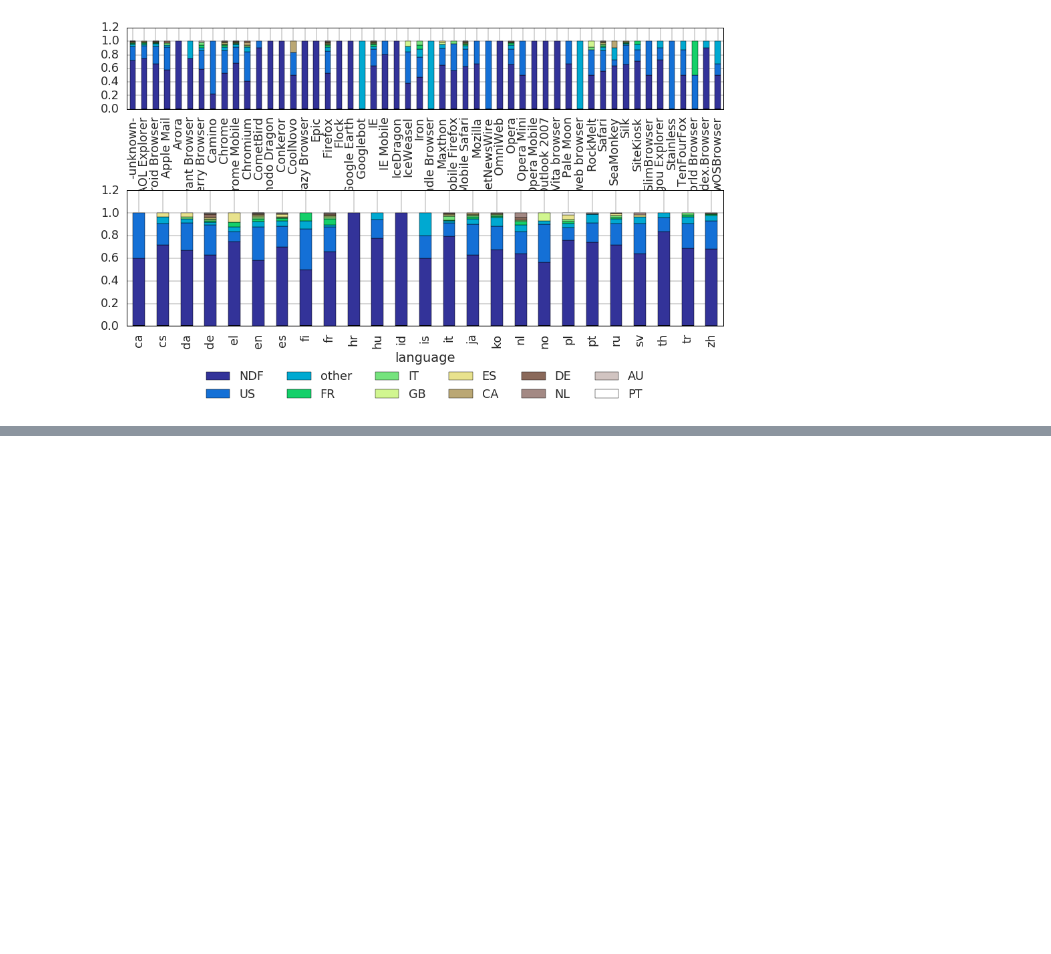
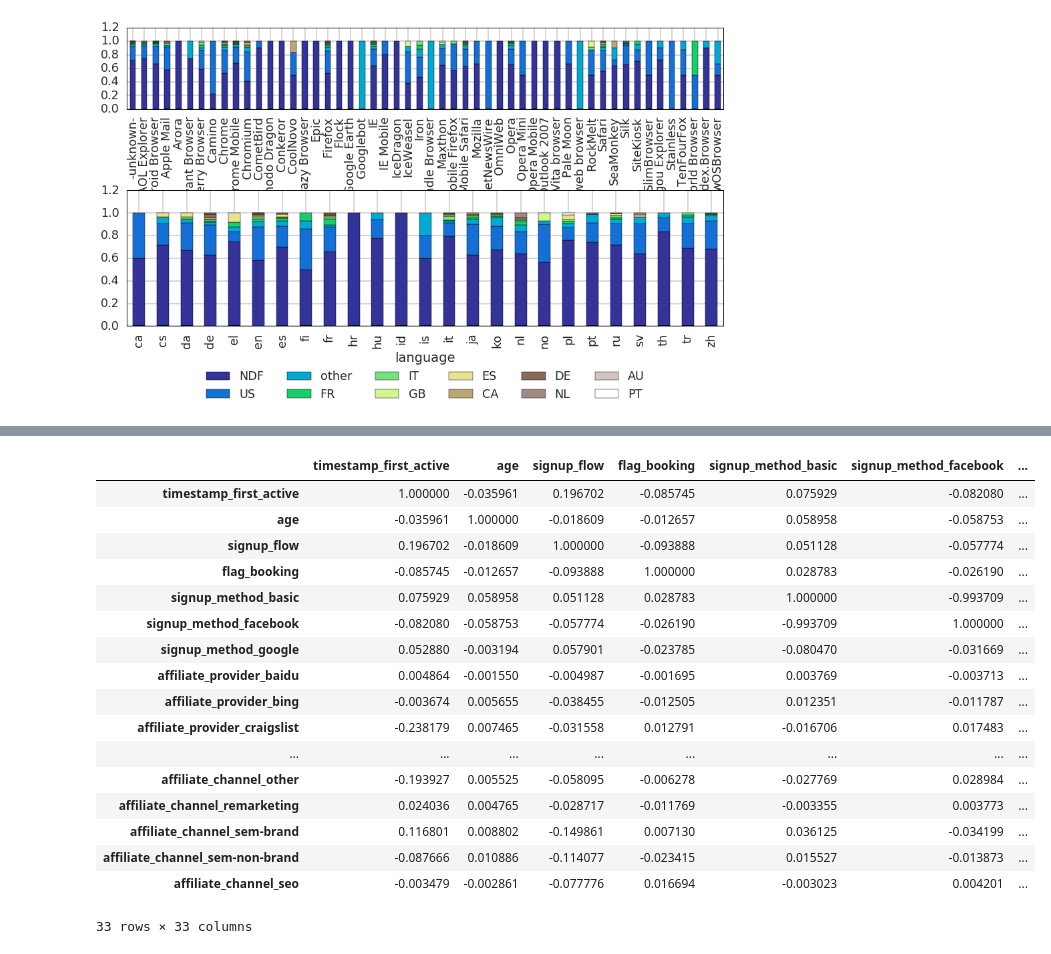
Before and after one commit to CarlosDutra/PythonBootcamp, a Jupyter notebook: Python Bootcamp - Part 4 - Análise Exploratória de Dados.ipynb, the cells around one changed output, grey strips where cells are left out. Drawn from its saved outputs; the diff is of its cells as text; code cells hidden in the pictures; blank space fills up the shorter version.

```diff
--- a/Python Bootcamp - Part 4 - Análise Exploratória de Dados.ipynb
+++ b/Python Bootcamp - Part 4 - Análise Exploratória de Dados.ipynb
@@ -294,0 +337,25 @@ ax5[1].legend(loc='upper center', bbox_to_anchor=(0.5, -0.25), ncol=6)
+# %%
+f_cat = ['signup_method', 'affiliate_provider', 'affiliate_channel']
+# %%
+users_ohe = pd.get_dummies(users, columns= f_cat)
+# %%
+users_ohe.corr()
+# %% [output]
+|  | timestamp_first_active | age | signup_flow | flag_booking | signup_method_basic | signup_method_facebook | ... |
+| timestamp_first_active | 1.000000 | -0.035961 | 0.196702 | -0.085745 | 0.075929 | -0.082080 | ... |
+| age | -0.035961 | 1.000000 | -0.018609 | -0.012657 | 0.058958 | -0.058753 | ... |
+| signup_flow | 0.196702 | -0.018609 | 1.000000 | -0.093888 | 0.051128 | -0.057774 | ... |
+| flag_booking | -0.085745 | -0.012657 | -0.093888 | 1.000000 | 0.028783 | -0.026190 | ... |
+| signup_method_basic | 0.075929 | 0.058958 | 0.051128 | 0.028783 | 1.000000 | -0.993709 | ... |
+| signup_method_facebook | -0.082080 | -0.058753 | -0.057774 | -0.026190 | -0.993709 | 1.000000 | ... |
+| signup_method_google | 0.052880 | -0.003194 | 0.057901 | -0.023785 | -0.080470 | -0.031669 | ... |
+| affiliate_provider_baidu | 0.004864 | -0.001550 | -0.004987 | -0.001695 | 0.003769 | -0.003713 | ... |
+| affiliate_provider_bing | -0.003674 | 0.005655 | -0.038455 | -0.012505 | 0.012351 | -0.011787 | ... |
+| affiliate_provider_craigslist | -0.238179 | 0.007465 | -0.031558 | 0.012791 | -0.016706 | 0.017483 | ... |
+| ... | ... | ... | ... | ... | ... | ... | ... |
+| affiliate_channel_other | -0.193927 | 0.005525 | -0.058095 | -0.006278 | -0.027769 | 0.028984 | ... |
+| affiliate_channel_remarketing | 0.024036 | 0.004765 | -0.028717 | -0.011769 | -0.003355 | 0.003773 | ... |
+| affiliate_channel_sem-brand | 0.116801 | 0.008802 | -0.149861 | 0.007130 | 0.036125 | -0.034199 | ... |
+| affiliate_channel_sem-non-brand | -0.087666 | 0.010886 | -0.114077 | -0.023415 | 0.015527 | -0.013873 | ... |
+| affiliate_channel_seo | -0.003479 | -0.002861 | -0.077776 | 0.016694 | -0.003023 | 0.004201 | ... |
+33 rows × 33 columns
```
Also changed, not shown: parts of 9 cells of this notebook, 1 other file.
